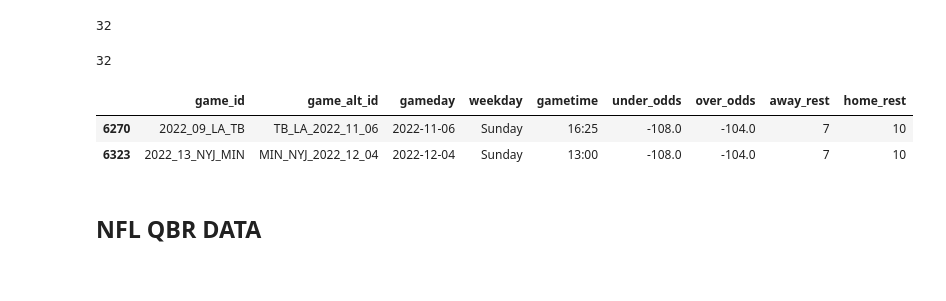
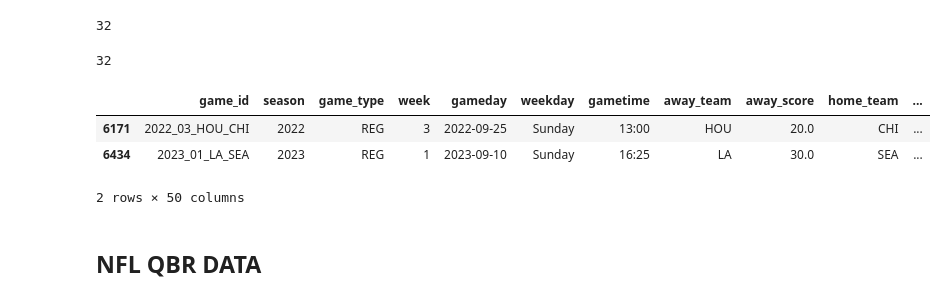
Before and after one commit to tsteussie/nfl-machine-learning-models, a Jupyter notebook: play_predictions/nfl-data-py-library-preprocessing.ipynb, the cells around one changed output. Drawn from its saved outputs; the diff is of its cells as text; code cells hidden in the pictures.

```diff
--- a/play_predictions/nfl-data-py-library-preprocessing.ipynb
+++ b/play_predictions/nfl-data-py-library-preprocessing.ipynb
@@ -158,23 +142,26 @@ game_df.away_team.nunique()
 # %% [output]
 32
 # %%
-# Create teams_date_id
-game_df['year'] = pd.DatetimeIndex(game_df['gameday']).year
-game_df['month'] = pd.DatetimeIndex(game_df['gameday']).month
-game_df['day'] = pd.DatetimeIndex(game_df['gameday']).day
+# Encode year month and day from gameday using isoformat
+game_df['gameday'] = pd.to_datetime(game_df['gameday'])
+
+game_df['year'] = game_df['gameday'].dt.year
+game_df['month'] = game_df['gameday'].dt.month
+game_df['day'] = game_df['gameday'].dt.day
 
 game_df['game_alt_id'] = game_df['home_team'] + '_' + game_df['away_team'] + '_' + game_df['year'].astype(str) + '_' + game_df['month'].astype(str).str.zfill(2) + '_' + game_df['day'].astype(str).str.zfill(2)
 
-game_df.drop(['year','month','day'], axis=1, inplace=True)
+#game_df.drop(['year','month','day'], axis=1, inplace=True)
 
 # Create game_id lookup table (joined with QBR table)
-game_df = game_df[['game_id','game_alt_id','gameday','weekday','gametime','under_odds','over_odds','away_rest','home_rest']]
+#game_df = game_df[['game_id','game_alt_id','gameday','weekday','gametime','under_odds','over_odds','away_rest','home_rest']]
 
 game_df.sample(2)
 # %% [output]
-|  | game_id | game_alt_id | gameday | weekday | gametime | under_odds | over_odds | away_rest | home_rest |
-| 6270 | 2022_09_LA_TB | TB_LA_2022_11_06 | 2022-11-06 | Sunday | 16:25 | -108.0 | -104.0 | 7 | 10 |
-| 6323 | 2022_13_NYJ_MIN | MIN_NYJ_2022_12_04 | 2022-12-04 | Sunday | 13:00 | -108.0 | -104.0 | 7 | 10 |
+|  | game_id | season | game_type | week | gameday | weekday | gametime | away_team | away_score | home_team | ... |
+| 6171 | 2022_03_HOU_CHI | 2022 | REG | 3 | 2022-09-25 | Sunday | 13:00 | HOU | 20.0 | CHI | ... |
+| 6434 | 2023_01_LA_SEA | 2023 | REG | 1 | 2023-09-10 | Sunday | 16:25 | LA | 30.0 | SEA | ... |
+2 rows × 50 columns
 # %% [markdown]
 ## NFL QBR DATA
 # %%
```
Also changed, not shown: parts of 78 cells of this notebook, 2 other files.
